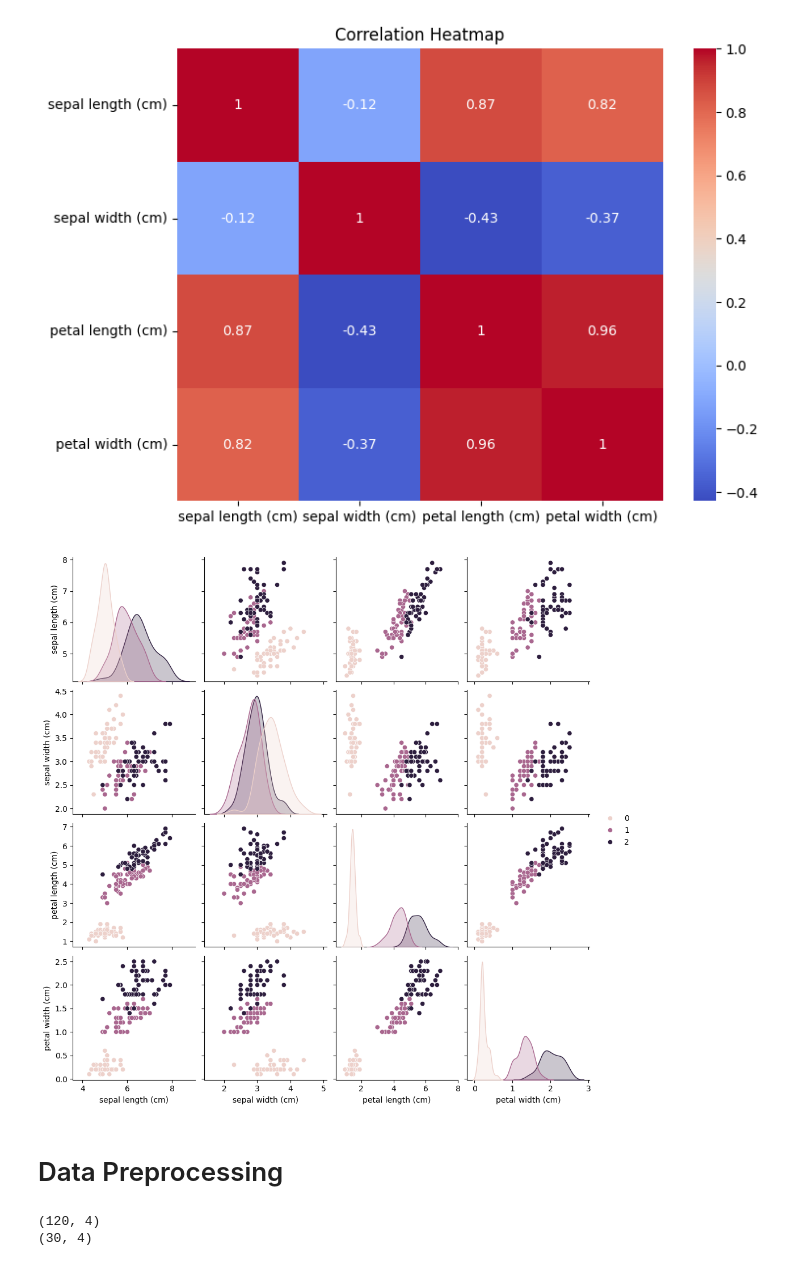
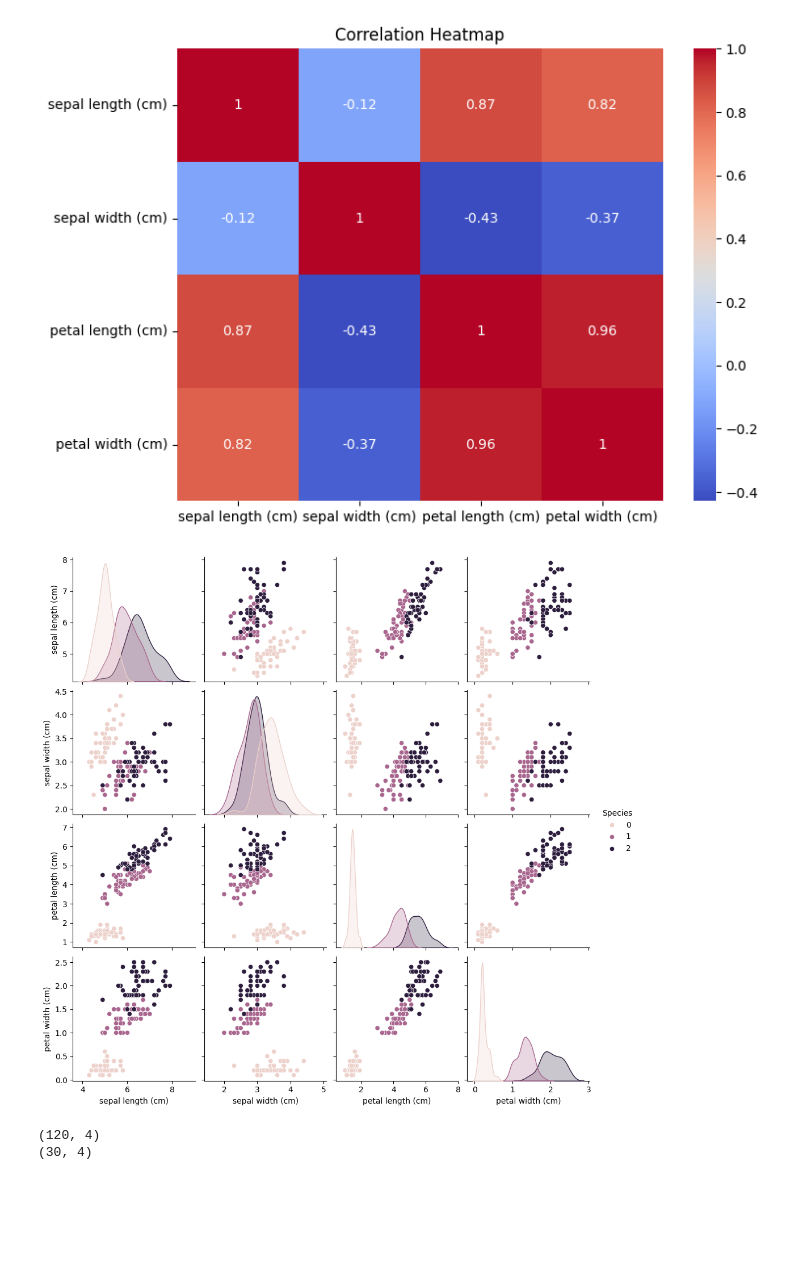
Before and after one commit to tuhin974/MACHINE-LEARNING-MODEL-IMPLEMENTATION, a Jupyter notebook: Iris_Flower_Classification.ipynb, the cells around one changed output. Cells and saved outputs as stored; diff of their text form; code cells hidden in the pictures; blank space fills up the shorter version.

```diff
--- a/Iris_Flower_Classification.ipynb
+++ b/Iris_Flower_Classification.ipynb
@@ -135,17 +129,19 @@ plt.title("Correlation Heatmap")
 plt.show()
 # %% [output]
 [figure]
-# %%
-sns.pairplot(
-    pd.concat([X,y],axis=1),
-    hue=0
-)
-
-plt.show()
-# %% [output]
-[figure, removed]
-# %% [markdown]
-# Data Preprocessing
+# %%
+iris_df = X.copy()
+
+iris_df["Species"] = y
+
+sns.pairplot(
+    iris_df,
+    hue="Species"
+)
+
+plt.show()
+# %% [output]
+[figure, added]
 # %%
 scaler = StandardScaler()
 
```
Also changed, not shown: parts of 23 cells of this notebook, 1 other file.
